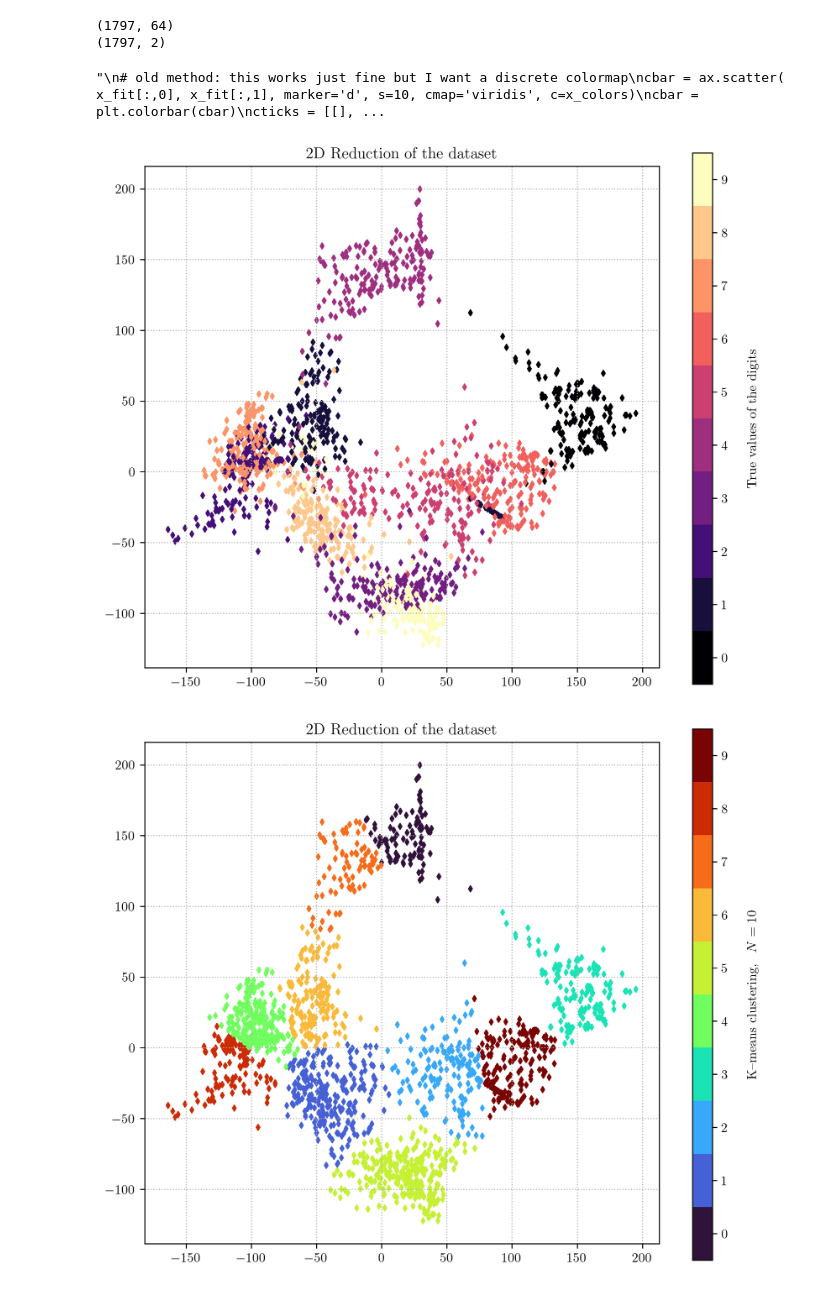
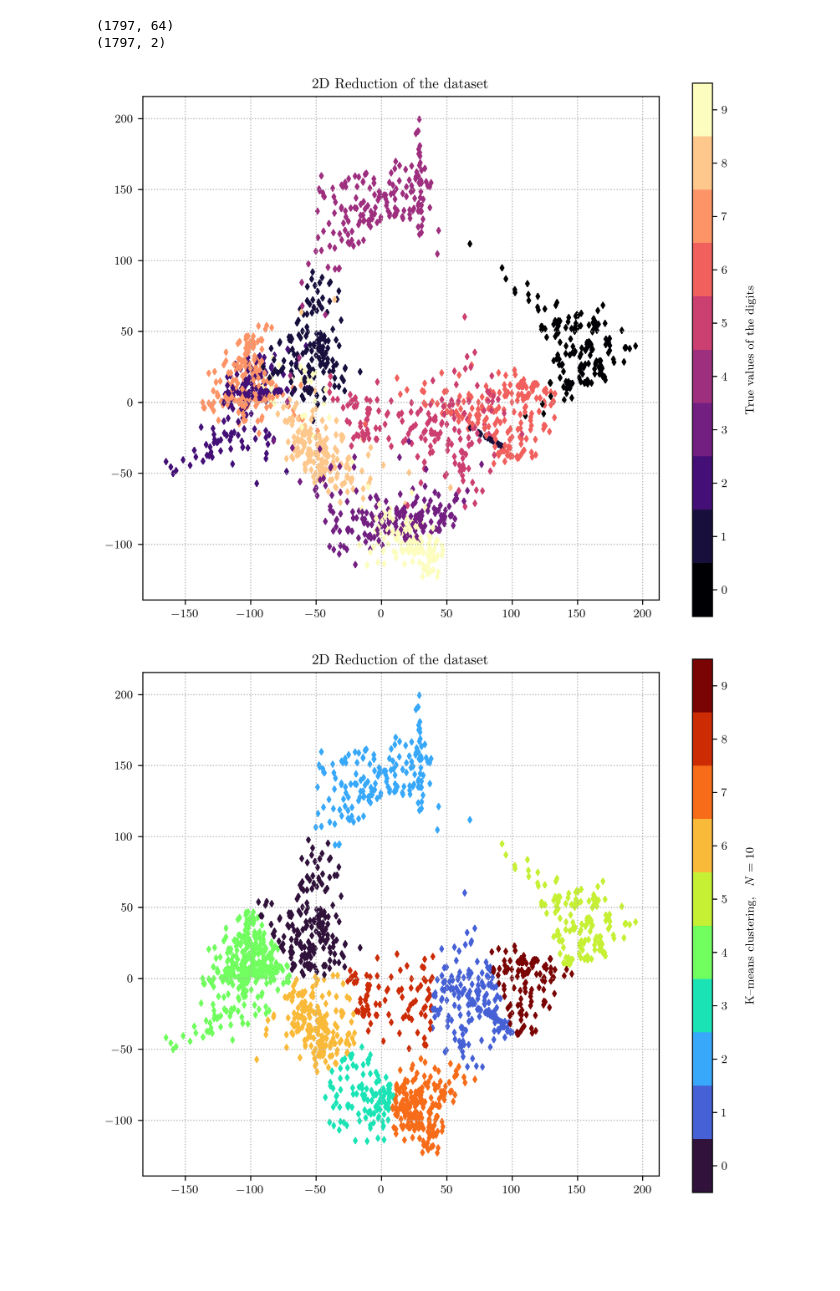
Before and after one commit to Andrea-Pierini/astrostatistics_bicocca_2022-1, a Jupyter notebook: working/L13.ipynb, the cells around one changed output. Drawn from its saved outputs; the diff is of its cells as text; code cells hidden in the pictures; blank space fills up the shorter version.

```diff
--- a/working/L13.ipynb
+++ b/working/L13.ipynb
@@ -20,11 +46,11 @@ from   sklearn.linear_model    import LogisticRegression
 # %%
-# Use LaTeX, set matplotlib plots resolution to decent
+#-------------------------------------------------------------------------
+# Load data
+#-------------------------------------------------------------------------
 
-plt.rcParams.update({
-    "text.usetex": True,
-    "font.family": "serif",
-    "font.serif": ["Times New Roman"]
-})
+digits = datasets.load_digits()
+print(digits.images.shape)
+print(digits.data.shape)
+print(digits.keys())
 
-%matplotlib inline
-plt.rcParams['figure.dpi'] = 300
+#-------------------------------------------------------------------------
@@ -40,5 +61,5 @@ dict_keys(['data', 'target', 'frame', 'feature_names', 'target_names', 'images',
 # %%
-fig, axes = plt.subplots(7,7, figsize=(10, 10))
+fig, axes = plt.subplots(7,7, figsize=(7, 7))
 fig.subplots_adjust(hspace=0.1, wspace=0.1)
 
 np.random.seed(42)
@@ -46,7 +67,7 @@ mychoices = np.random.choice(digits.images.shape[0], 100)
 
 for i, ax in enumerate(axes.flat):
     ax.imshow((digits.images[mychoices[i]]), cmap='binary')
-    ax.text(0.05, 0.05, str(digits.target[mychoices[i]]),transform=ax.transAxes, color='green', fontsize=14)
+    ax.text(0.05, 0.05, str(digits.target[mychoices[i]]), transform=ax.transAxes, color='green', fontsize=14)
     ax.set_xticks([])
     ax.set_yticks([])
 # %% [output]
@@ -68,18 +93,26 @@ print(x_fit.shape)
 (1797, 64)
 (1797, 2)
 # %%
+#-------------------------------------------------------------------------
 # Plot the D=2 reduction of the D=64 dataset
-# Note: to emphasize clusters, the TRUE values of the digits have been used
+# NOTE: we haven't clustered the data yet, the TRUE values of the digits are also displayed
+#-------------------------------------------------------------------------
 
 fig , ax = plt.subplots(figsize=(7,7))
+ax.grid(ls=':')
 
+#-------------------------------------------------------------------------
 # let'saa build a discrete colormap
+
 cmap_1   = mpl.cm.magma
 cmapl_1  = [cmap_1(i) for i in range(cmap_1.N)]
 cmap_1   = mpl.colors.LinearSegmentedColormap.from_list('Custom cmap', cmapl_1, cmap_1.N)
 bounds_1 = np.linspace(-0.5, 9.5, 11)
 ticks_1  = np.linspace(0., 9., 10)
 norm_1   = mpl.colors.BoundaryNorm(bounds_1, cmap_1.N)
+
+#-------------------------------------------------------------------------
+# plot the reduced dataset
 
 leplot   = ax.scatter( x_fit[:,0], x_fit[:,1], c=x_colors, marker='d', s=10, cmap=cmap_1, norm=norm_1)
 
@@ -89,11 +122,13 @@ cbar     = mpl.colorbar.ColorbarBase(cmapax, cmap=cmap_1, norm=norm_1, spacing='
 ax.set_title('2D Reduction of the dataset')
 cmapax.set_ylabel('\n' + 'True values of the digits') # 'A discrete custom colorbar'
 
-ax.grid(ls=':')
+#-------------------------------------------------------------------------
+# savefig and additional notes
 
-# fig.savefig('./L13_images/L13_2D_digits_true.pdf', bbox_inches='tight')
+if False:
+    fig.savefig('./L13_images/L13_2D_digits_true.pdf', bbox_inches='tight')
 
-'''
+_ = '''
 # old method: this works just fine but I want a discrete colormap
 cbar = ax.scatter( x_fit[:,0], x_fit[:,1], marker='d', s=10, cmap='viridis', c=x_colors)
 cbar = plt.colorbar(cbar)
@@ -104,38 +139,54 @@ for i in range(10):
 cbar.set_ticks(cticks[0])
 cbar.set_ticklabels(cticks[1])
 '''
+
+#-------------------------------------------------------------------------
 # %% [output]
-"\n# old method: this works just fine but I want a discrete colormap\ncbar = ax.scatter( x_fit[:,0], x_fit[:,1], marker='d', s=10, cmap='viridis', c=x_colors)\ncbar = plt.colorbar(cbar)\ncticks = [[], ...
-[figure, old version]
+[figure, new version]
 # %%
+#-------------------------------------------------------------------------
 # Plot the D=2 reduction of the D=64 dataset
-# Note: clusters found with K-means predictor!
+# NOTE: now we have clustered the data with K-means predictor!!!
+#-------------------------------------------------------------------------
 
 fig , ax = plt.subplots(figsize=(7,7))
+ax.grid(ls=':')
+
+#-------------------------------------------------------------------------
+# run the actual clustering algorithm
 
 k_means  = KMeans(n_clusters=10)
 k_means.fit(x_fit)
 y_pred   = k_means.predict(x_fit)
 
-# let'saa build a different discrete colormap (so we're not confused)
+#-------------------------------------------------------------------------
+# build a different discrete colormap (so we're not confused)
+
 cmap_2   = mpl.cm.turbo # gnuplot
 cmapl_2  = [cmap_2(i) for i in range(cmap_2.N)]
 cmap_2   = mpl.colors.LinearSegmentedColormap.from_list('Custom cmap 2', cmapl_2, cmap_2.N)
 bounds_2 = np.linspace(-0.5, 9.5, 11)
 ticks_2  = np.linspace(0., 9., 10)
 norm_2   = mpl.colors.BoundaryNorm(bounds_2, cmap_2.N)
+
+#-------------------------------------------------------------------------
+# finally plot the D=2 reduction of the D=64 dataset and the clustering
 
 leplot   = ax.scatter(x_fit[:,0], x_fit[:,1], c=y_pred, marker='d', s=10, cmap=cmap_2, norm=norm_2)
 
 cmapax   = fig.add_axes([0.95, 0.1, 0.03, 0.8])
 cbar     = mpl.colorbar.ColorbarBase(cmapax, cmap=cmap_2, norm=norm_2, spacing='proportional', ticks=ticks_2, boundaries=bounds_2, format='%1i') # %.1f
 
 ax.set_title('2D Reduction of the dataset')
 cmapax.set_ylabel('\n' + r'K--means clustering, \, $N=10$')
 
-ax.grid(ls=':')
+#-------------------------------------------------------------------------
+# savefig
 
-# fig.savefig('./L13_images/L13_2D_digits_kmeans.pdf', bbox_inches='tight')
+if False:
+    fig.savefig('./L13_images/L13_2D_digits_kmeans.pdf', bbox_inches='tight')
+
+#-------------------------------------------------------------------------
 # %% [output]
-[figure, old version]
+[figure, new version]
 # %%
```
Also changed, not shown: parts of 11 cells of this notebook, 6 other files.
